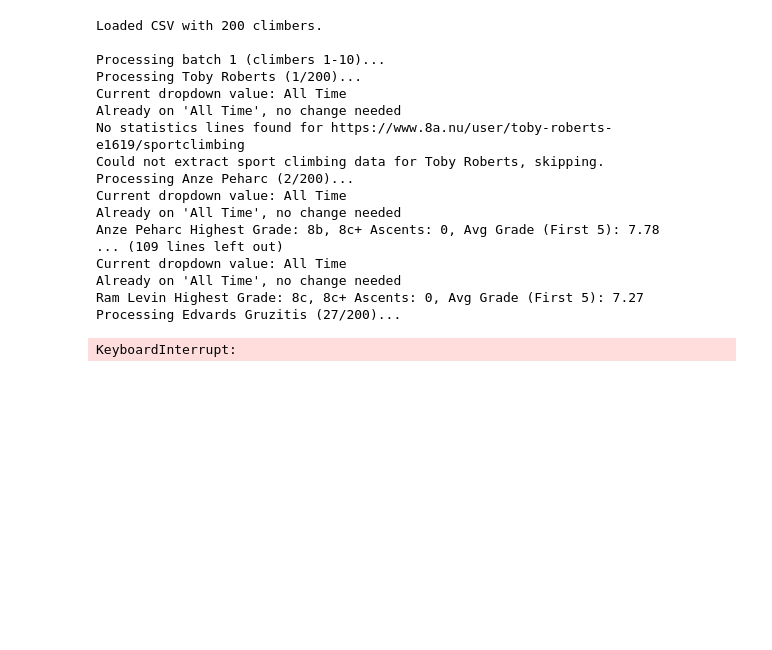
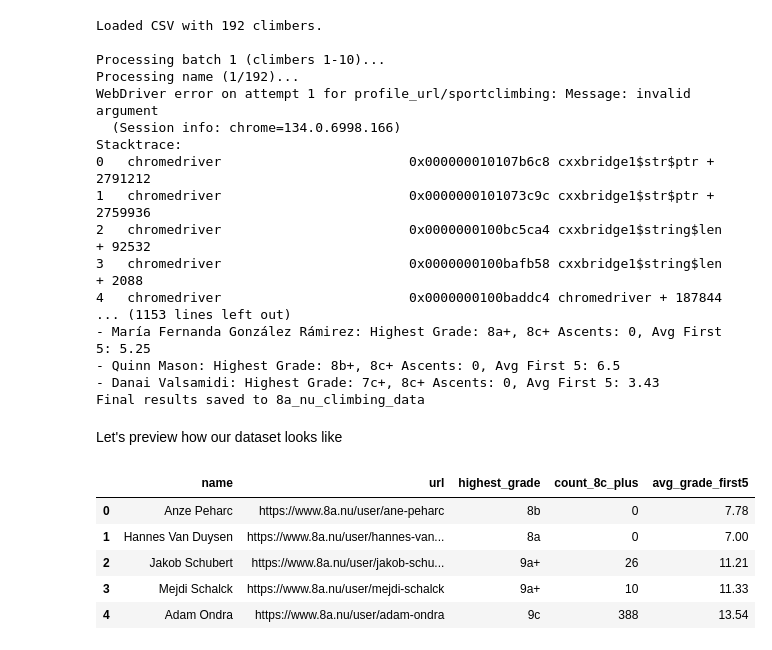
Before and after one commit to ssinix/crag-to-competition, a Jupyter notebook: 01_data_collection/1.3_8anu_profile_scraper.ipynb, the cells around one changed output. Cells and saved outputs as stored; diff of their text form; code cells hidden in the pictures; blank space fills up the shorter version.

Commit message:
Update and run 8a.nu profile scraper

```diff
--- a/01_data_collection/1.3_8anu_profile_scraper.ipynb
+++ b/01_data_collection/1.3_8anu_profile_scraper.ipynb
@@ -214,20 +273,8 @@ def get_sport_climbing_data(driver, url, retries=2):
 # %%
 # Main script
 # Set up Selenium WebDriver with reliability options
-chrome_options = Options()
-chrome_options.add_argument("user-agent=Mozilla/5.0 (Windows NT 10.0; Win64; x64) AppleWebKit/537.36 (KHTML, like Gecko) Chrome/120.0.0.0 Safari/537.36")
-chrome_options.add_argument("--disable-dev-shm-usage")  # Overcome limited resource problems
-chrome_options.add_argument("--no-sandbox")  # Bypass OS security model
-chrome_options.add_argument("--disable-extensions")  # Disable extensions for better stability
-
-# Set page load strategy to eager to speed up page load
-chrome_options.page_load_strategy = 'eager'
-
-chrome_options.set_capability("goog:loggingPrefs", {"browser": "ALL"})
-
 try:
-    driver = webdriver.Chrome(service=Service(ChromeDriverManager().install()), options=chrome_options)
-    # Increase implicit wait to improve stability
+    driver = webdriver.Chrome(service=Service(ChromeDriverManager().install()))
     driver.implicitly_wait(10)
 except Exception as e:
     print(f"Failed to initialize WebDriver: {e}")
@@ -284,7 +331,7 @@ for batch_start in range(0, total_climbers, batch_size):
                 temp_df = pd.DataFrame(filtered_data)
                 output_dir = "../data/8anu_data"
                 os.makedirs(output_dir, exist_ok=True)
-                temp_output_path = os.path.join(output_dir, "sport_climbing_data_partial.csv")
+                temp_output_path = os.path.join(output_dir, "8a_nu_climbing_data.csv")
                 temp_df.to_csv(temp_output_path, index=False)
                 print(f"Intermediate results saved after processing {len(filtered_data)} climbers")
 
@@ -306,27 +353,36 @@ if filtered_data:
 else:
     filtered_df = pd.DataFrame(columns=["name", "url", "highest_grade", "count_8c_plus", "avg_grade_first5"])
 
-output_dir = "../data/8anu_data"
-os.makedirs(output_dir, exist_ok=True)
-output_path = os.path.join(output_dir, "sport_climbing_data.csv")
-filtered_df.to_csv(output_path, index=False)
-print(f"Final results saved to {output_path}")
+
+print(f"Final results saved to 8a_nu_climbing_data")
 # %% [output]
-Loaded CSV with 200 climbers.
+Loaded CSV with 192 climbers.
 
 Processing batch 1 (climbers 1-10)...
-Processing Toby Roberts (1/200)...
-Current dropdown value: All Time
-Already on 'All Time', no change needed
-No statistics lines found for https://www.8a.nu/user/toby-roberts-e1619/sportclimbing
-Could not extract sport climbing data for Toby Roberts, skipping.
-Processing Anze Peharc (2/200)...
-Current dropdown value: All Time
-Already on 'All Time', no change needed
-Anze Peharc Highest Grade: 8b, 8c+ Ascents: 0, Avg Grade (First 5): 7.78
-... (109 lines left out)
-Current dropdown value: All Time
-Already on 'All Time', no change needed
-Ram Levin Highest Grade: 8c, 8c+ Ascents: 0, Avg Grade (First 5): 7.27
-Processing Edvards Gruzitis (27/200)...
+Processing name (1/192)...
+WebDriver error on attempt 1 for profile_url/sportclimbing: Message: invalid argument
+  (Session info: chrome=134.0.6998.166)
+Stacktrace:
+0   chromedriver                        0x000000010107b6c8 cxxbridge1$str$ptr + 2791212
+1   chromedriver                        0x0000000101073c9c cxxbridge1$str$ptr + 2759936
+2   chromedriver                        0x0000000100bc5ca4 cxxbridge1$string$len + 92532
+3   chromedriver                        0x0000000100bafb58 cxxbridge1$string$len + 2088
+4   chromedriver                        0x0000000100baddc4 chromedriver + 187844
+... (1153 lines left out)
+- María Fernanda González Rámirez: Highest Grade: 8a+, 8c+ Ascents: 0, Avg First 5: 5.25
+- Quinn Mason: Highest Grade: 8b+, 8c+ Ascents: 0, Avg First 5: 6.5
+- Danai Valsamidi: Highest Grade: 7c+, 8c+ Ascents: 0, Avg First 5: 3.43
+Final results saved to 8a_nu_climbing_data
-KeyboardInterrupt:
+# %% [markdown]
+Let's preview how our dataset looks like
+# %%
+# Load the saved dataset to preview the results
+df = pd.read_csv("../data/8anu_data/8a_nu_climbing_data.csv")
+df.head()
+# %% [output]
+|  | name | url | highest_grade | count_8c_plus | avg_grade_first5 |
+| 0 | Anze Peharc | https://www.8a.nu/user/ane-peharc | 8b | 0 | 7.78 |
+| 1 | Hannes Van Duysen | https://www.8a.nu/user/hannes-van... | 8a | 0 | 7.00 |
+| 2 | Jakob Schubert | https://www.8a.nu/user/jakob-schu... | 9a+ | 26 | 11.21 |
+| 3 | Mejdi Schalck | https://www.8a.nu/user/mejdi-schalck | 9a+ | 10 | 11.33 |
+| 4 | Adam Ondra | https://www.8a.nu/user/adam-ondra | 9c | 388 | 13.54 |
```
Also changed, not shown: parts of 9 cells of this notebook, 2 other files.
